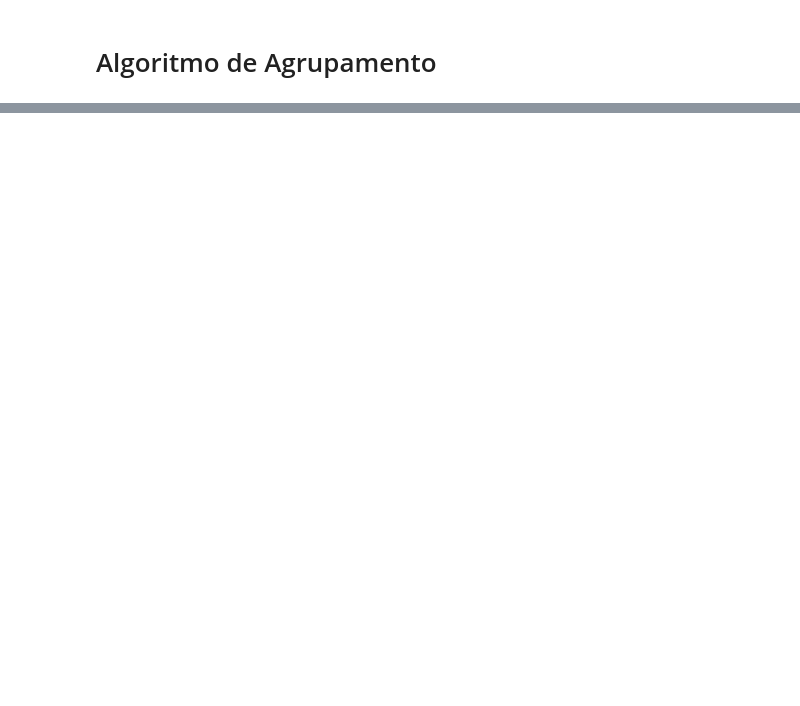
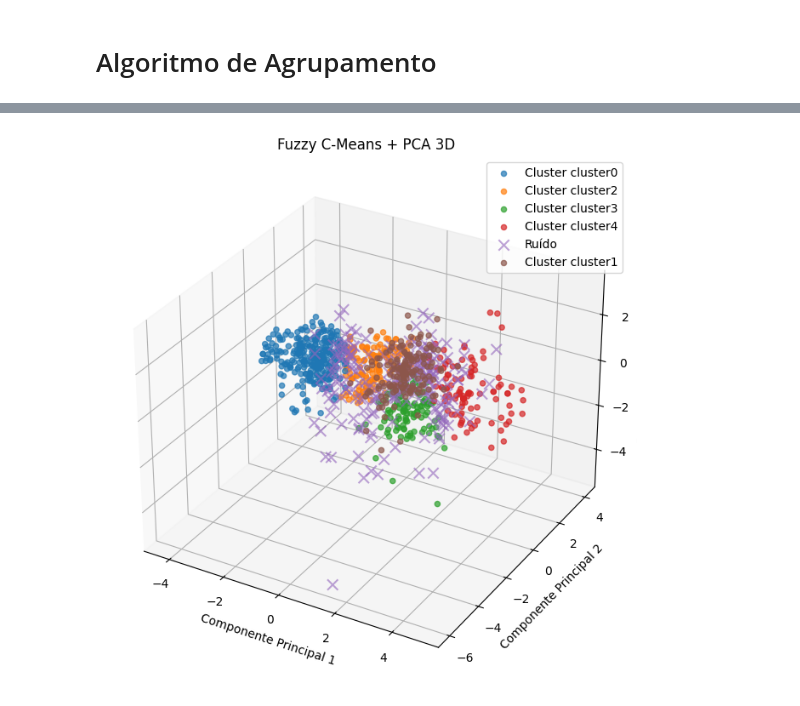
Before and after one commit to EdsonEdu2031/pi-2026, a Jupyter notebook: main.ipynb, the cells around one changed output, grey strips where cells are left out. Cells and saved outputs as stored; diff of their text form; code cells hidden in the pictures; blank space fills up the shorter version.

Commit message:
Versão 1: Fuzzy C-Means

```diff
--- a/main.ipynb
+++ b/main.ipynb
@@ -27,0 +329,88 @@ df.to_csv('pokedex_filtrada.csv', index=False)
+# %%
+import pandas as pd
+import numpy as np
+import matplotlib.pyplot as plt
+
+from sklearn.decomposition import PCA
+from sklearn.preprocessing import StandardScaler
+
+from mpl_toolkits.mplot3d import Axes3D
+
+# ===============================
+# PCA para visualização 3D
+# ===============================
+
+# Padronizando os dados
+std = StandardScaler()
+X_std = std.fit_transform(X)
+
+# Aplicando PCA com 3 componentes
+pca = PCA(n_components=3)
+
+X_pca = pca.fit_transform(X_std)
+
+# Criando DataFrame para plot
+df_plot = pd.DataFrame({
+    'PCA1': X_pca[:, 0],
+    'PCA2': X_pca[:, 1],
+    'PCA3': X_pca[:, 2],
+    'Cluster': y
+})
+
+# ===============================
+# Plot 3D
+# ===============================
+
+fig = plt.figure(figsize=(12, 8))
+
+ax = fig.add_subplot(111, projection='3d')
+
+# Pegando clusters únicos
+clusters = df_plot['Cluster'].unique()
+
+for cluster in clusters:
+
+    dados_cluster = df_plot[df_plot['Cluster'] == cluster]
+
+    # Destacando ruídos
+    if cluster == 'ruido':
+
+        ax.scatter(
+            dados_cluster['PCA1'],
+            dados_cluster['PCA2'],
+            dados_cluster['PCA3'],
+            label='Ruído',
+            alpha=0.6,
+            marker='x',
+            s=80
+        )
+
+    else:
+
+        ax.scatter(
+            dados_cluster['PCA1'],
+            dados_cluster['PCA2'],
+            dados_cluster['PCA3'],
+            label=f'Cluster {cluster}',
+            alpha=0.7
+        )
+
+# ===============================
+# Configurações do gráfico
+# ===============================
+
+ax.set_title('Fuzzy C-Means + PCA 3D')
+
+ax.set_xlabel('Componente Principal 1')
+ax.set_ylabel('Componente Principal 2')
+ax.set_zlabel('Componente Principal 3')
+
+ax.legend()
+
+print('Variância explicada por componente:')
+print(pca.explained_variance_ratio_)
+
+print(f'\nVariância total explicada: {pca.explained_variance_ratio_.sum():.4f}')
+
+plt.show()
+# %% [output]
@@ -27,0 +421 @@ df.to_csv('pokedex_filtrada.csv', index=False)
+[figure, added]
```
Also changed, not shown: parts of 12 cells of this notebook.
